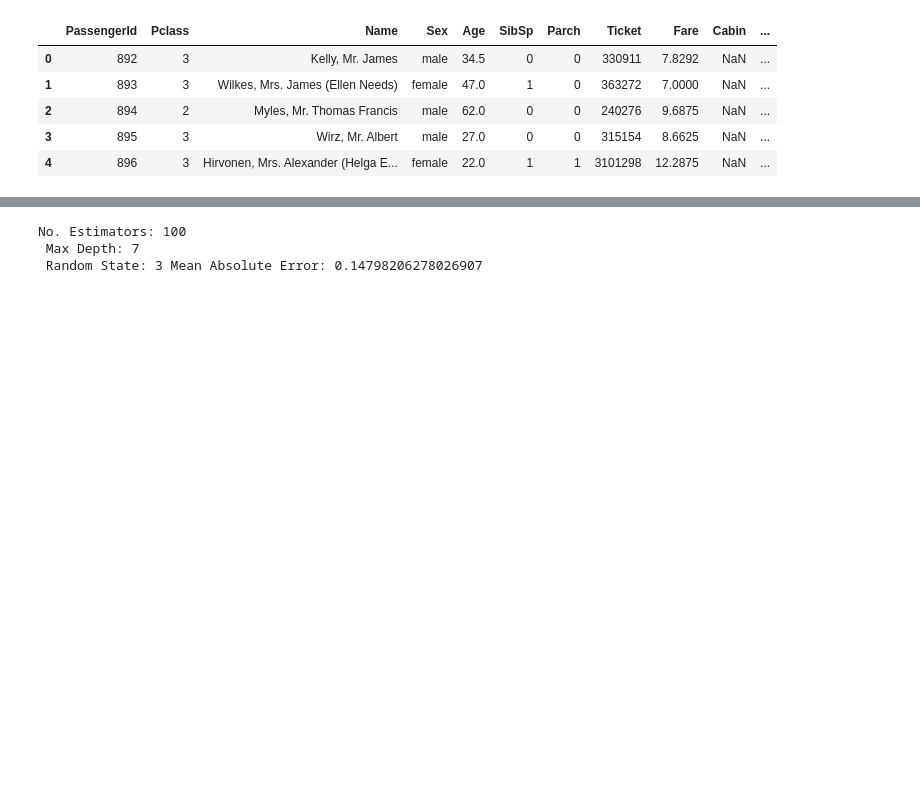
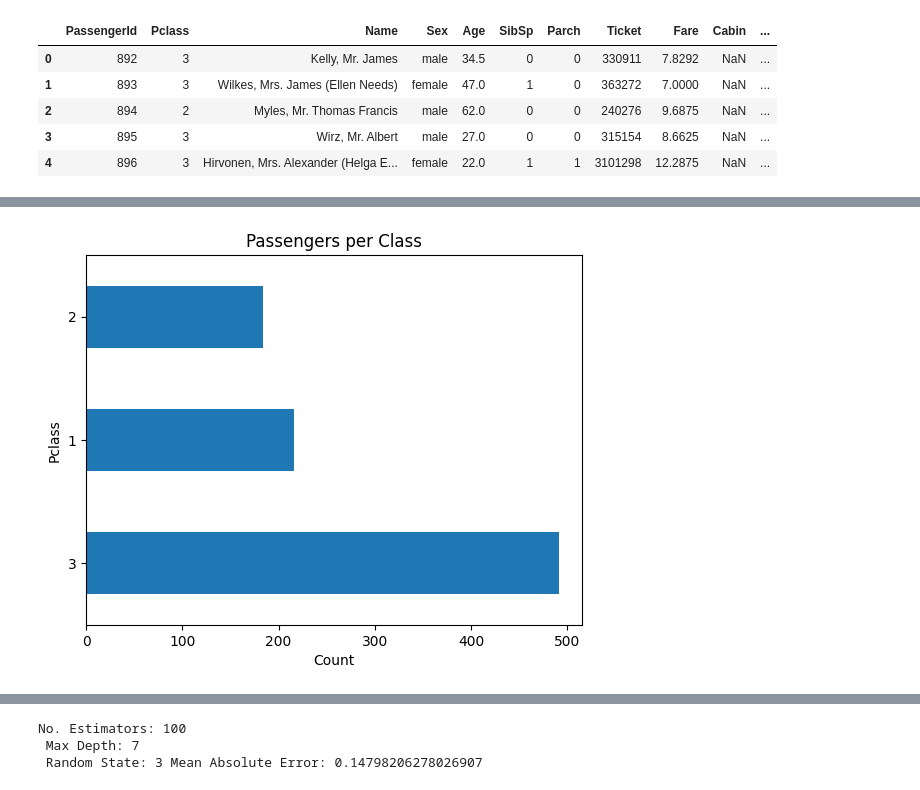
Before and after one commit to tsjendoll/Kaggle-Titanic, a Jupyter notebook: titanic.ipynb, the cells around one changed output, grey strips where cells are left out. Saved outputs shown, nothing was run; the diff lists cells and outputs as text; code cells hidden in the pictures; blank space fills up the shorter version.

```diff
--- a/titanic.ipynb
+++ b/titanic.ipynb
@@ -75,0 +86,6 @@ final_X_valid = pd.DataFrame(my_imputer.transform(val_X))
+# %%
+train_data['Pclass'].value_counts().plot(kind='barh');
+plt.xlabel("Count");
+plt.title("Passengers per Class");
+# %% [output]
+[figure, added]
```
Also changed, not shown: parts of 31 cells of this notebook.
